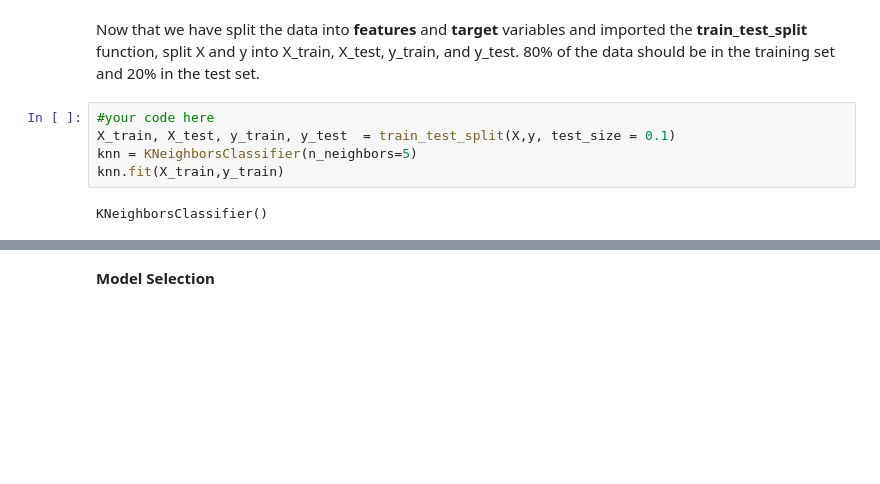
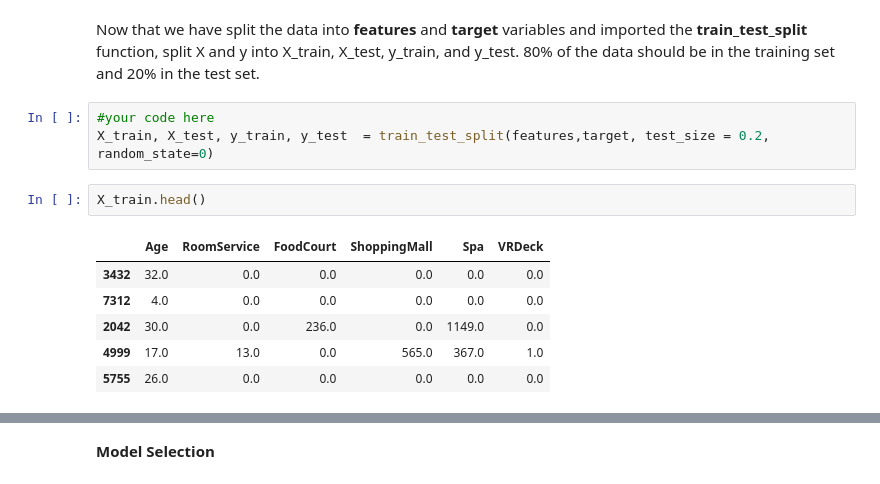
Before and after one commit to data-bootcamp-v4/lab-intro-to-ml, a Jupyter notebook: lab-intro_to_ml_Gian_Romano.ipynb, the cells around one changed output, grey strips where cells are left out. Saved outputs shown, nothing was run; the diff lists cells and outputs as text; blank space fills up the shorter version.

```diff
--- a/lab-intro_to_ml_Gian_Romano.ipynb
+++ b/lab-intro_to_ml_Gian_Romano.ipynb
@@ -222,8 +217,13 @@ plt.show()
 Now that we have split the data into **features** and **target** variables and imported the **train_test_split** function, split X and y into X_train, X_test, y_train, and y_test. 80% of the data should be in the training set and 20% in the test set.
 # %%
 #your code here
-X_train, X_test, y_train, y_test  = train_test_split(X,y, test_size = 0.1)
-knn = KNeighborsClassifier(n_neighbors=5)
-knn.fit(X_train,y_train)
+X_train, X_test, y_train, y_test  = train_test_split(features,target, test_size = 0.2, random_state=0)
-# %% [output]
-KNeighborsClassifier()
+# %%
+X_train.head()
+# %% [output]
+|  | Age | RoomService | FoodCourt | ShoppingMall | Spa | VRDeck |
+| 3432 | 32.0 | 0.0 | 0.0 | 0.0 | 0.0 | 0.0 |
+| 7312 | 4.0 | 0.0 | 0.0 | 0.0 | 0.0 | 0.0 |
+| 2042 | 30.0 | 0.0 | 236.0 | 0.0 | 1149.0 | 0.0 |
+| 4999 | 17.0 | 13.0 | 0.0 | 565.0 | 367.0 | 1.0 |
+| 5755 | 26.0 | 0.0 | 0.0 | 0.0 | 0.0 | 0.0 |
```
Also changed, not shown: parts of 22 cells of this notebook.
